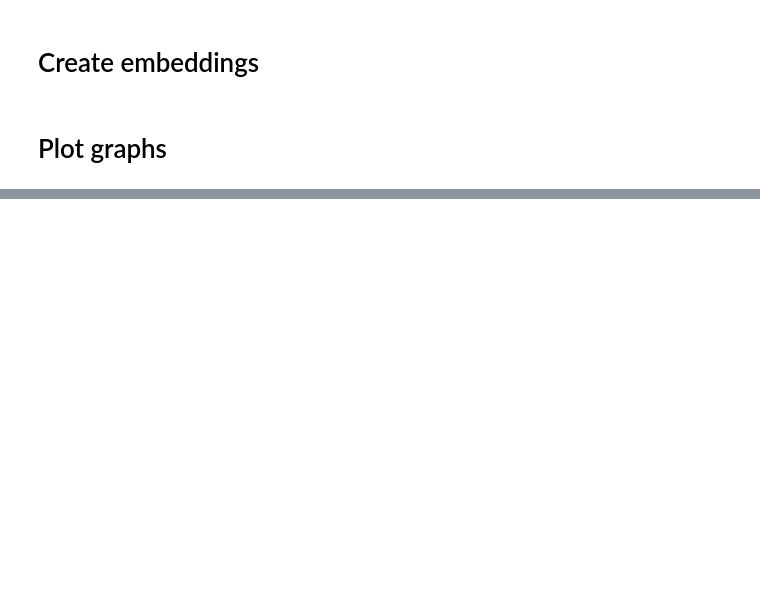
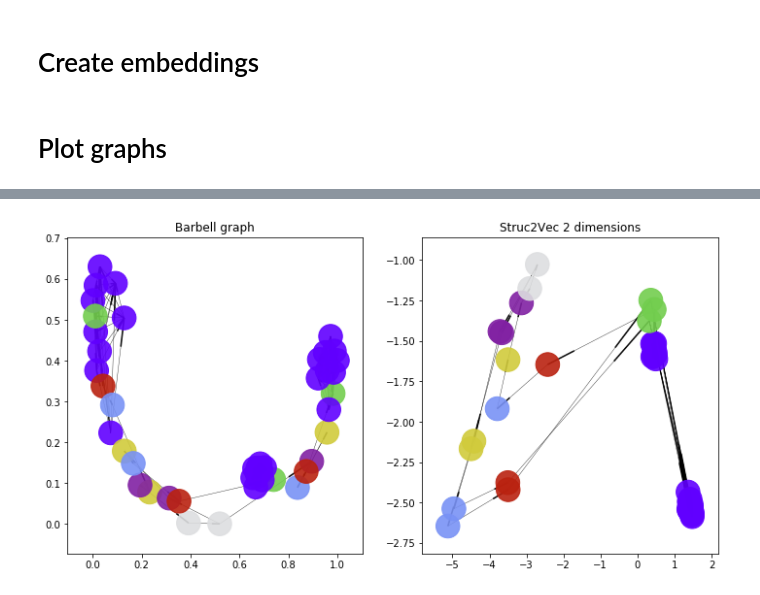
Before and after one commit to dsysoev/struc2vec, a Jupyter notebook: example.ipynb, the cells around one changed output, grey strips where cells are left out. Saved outputs shown, nothing was run; the diff lists cells and outputs as text; code cells hidden in the pictures; blank space fills up the shorter version.

```diff
--- a/example.ipynb
+++ b/example.ipynb
@@ -42,0 +71,6 @@ nx.draw_networkx(G=di_graph, pos=pos, nodes=nodes, node_color=node_color, width=
+# %%
+plot_graph_and_vector(file_graph='graph/barbell-3-balls-weight-1-10.edgelist',
+                      file_embedding='emb/barbell-3-balls-weight-1-10.emb',
+                      file_colors='graph/barbell-3-balls.colors')
+# %% [output]
+[figure, added]
```
Also changed, not shown: parts of 10 cells of this notebook, 8 other files.
